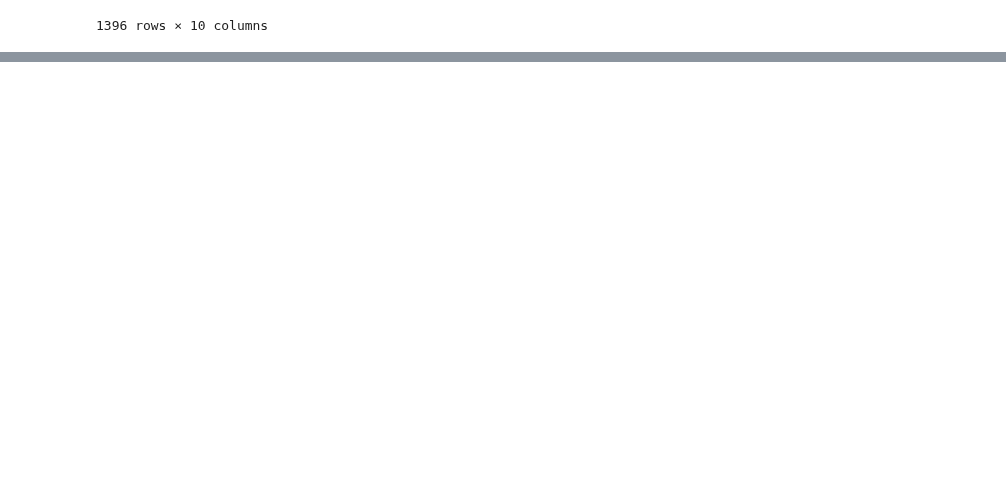
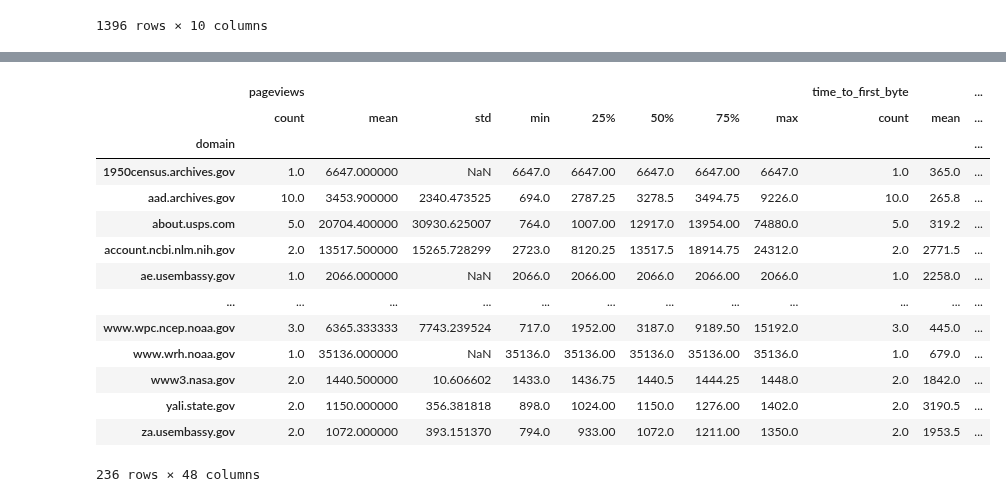
Before and after one commit to GSA-TTS/inclusive-web-performance-cx, a Jupyter notebook: research/top_10k_pages.ipynb, the cells around one changed output, grey strips where cells are left out. Cells and saved outputs as stored; diff of their text form; code cells hidden in the pictures; blank space fills up the shorter version.

```diff
--- a/research/top_10k_pages.ipynb
+++ b/research/top_10k_pages.ipynb
@@ -83,3 +83,11 @@ crux_sample.head(5000)
 | 1403 | Southern Region Headquarters | www.weather.gov | /srh/ | 852 | https://www.weather.gov/srh/ | 815.0 | 1371.0 | ... |
 | 1404 | National Weather Service | forecast.weather.gov | /product_types.php | 5571 | https://forecast.weather.gov/prod... | 619.0 | 928.0 | ... |
 1396 rows × 10 columns
+# %%
+lcp = crux_sample['largest_contentful_paint'] > 2500
+cls = crux_sample['cumulative_layout_shift'] > 0.1
+inp = crux_sample['interaction_to_next_paint'] > 200
+
+# Filter the dataframe
+filtered_df = crux_sample[lcp | cls | inp]
+filtered_df.head(5000)
@@ -85,0 +129,19 @@ crux_sample.head(5000)
+# %%
+domain_group = filtered_df.groupby('domain').describe()
+domain_group.head(5000)
+# %% [output]
+|  | pageviews |  |  |  |  |  |  |  | time_to_first_byte |  | ... |
+|  | count | mean | std | min | 25% | 50% | 75% | max | count | mean | ... |
+| domain |  |  |  |  |  |  |  |  |  |  | ... |
+| 1950census.archives.gov | 1.0 | 6647.000000 | NaN | 6647.0 | 6647.00 | 6647.0 | 6647.00 | 6647.0 | 1.0 | 365.0 | ... |
+| aad.archives.gov | 10.0 | 3453.900000 | 2340.473525 | 694.0 | 2787.25 | 3278.5 | 3494.75 | 9226.0 | 10.0 | 265.8 | ... |
+| about.usps.com | 5.0 | 20704.400000 | 30930.625007 | 764.0 | 1007.00 | 12917.0 | 13954.00 | 74880.0 | 5.0 | 319.2 | ... |
+| account.ncbi.nlm.nih.gov | 2.0 | 13517.500000 | 15265.728299 | 2723.0 | 8120.25 | 13517.5 | 18914.75 | 24312.0 | 2.0 | 2771.5 | ... |
+| ae.usembassy.gov | 1.0 | 2066.000000 | NaN | 2066.0 | 2066.00 | 2066.0 | 2066.00 | 2066.0 | 1.0 | 2258.0 | ... |
+| ... | ... | ... | ... | ... | ... | ... | ... | ... | ... | ... | ... |
+| www.wpc.ncep.noaa.gov | 3.0 | 6365.333333 | 7743.239524 | 717.0 | 1952.00 | 3187.0 | 9189.50 | 15192.0 | 3.0 | 445.0 | ... |
+| www.wrh.noaa.gov | 1.0 | 35136.000000 | NaN | 35136.0 | 35136.00 | 35136.0 | 35136.00 | 35136.0 | 1.0 | 679.0 | ... |
+| www3.nasa.gov | 2.0 | 1440.500000 | 10.606602 | 1433.0 | 1436.75 | 1440.5 | 1444.25 | 1448.0 | 2.0 | 1842.0 | ... |
+| yali.state.gov | 2.0 | 1150.000000 | 356.381818 | 898.0 | 1024.00 | 1150.0 | 1276.00 | 1402.0 | 2.0 | 3190.5 | ... |
+| za.usembassy.gov | 2.0 | 1072.000000 | 393.151370 | 794.0 | 933.00 | 1072.0 | 1211.00 | 1350.0 | 2.0 | 1953.5 | ... |
+236 rows × 48 columns
```
Also changed, not shown: parts of 3 cells of this notebook, 3 other files.
